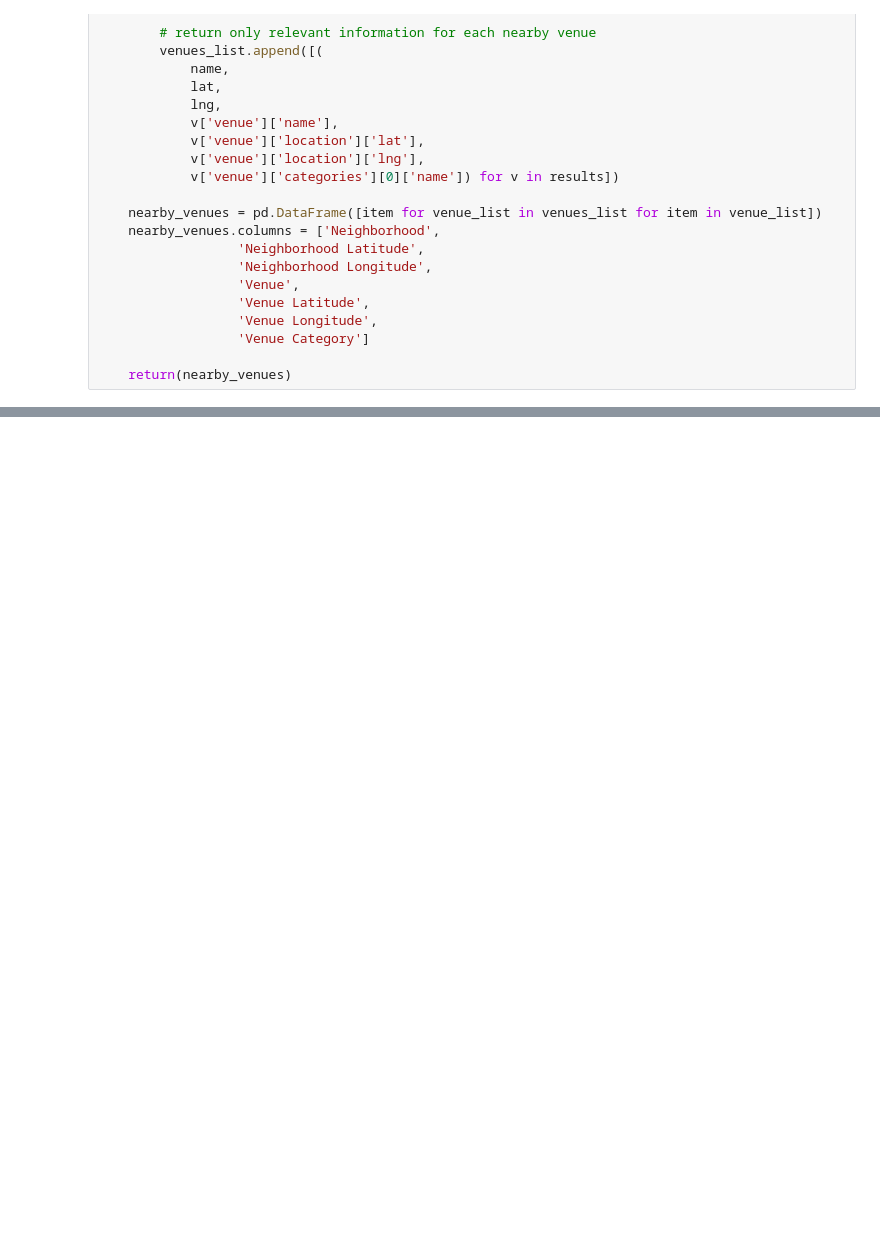
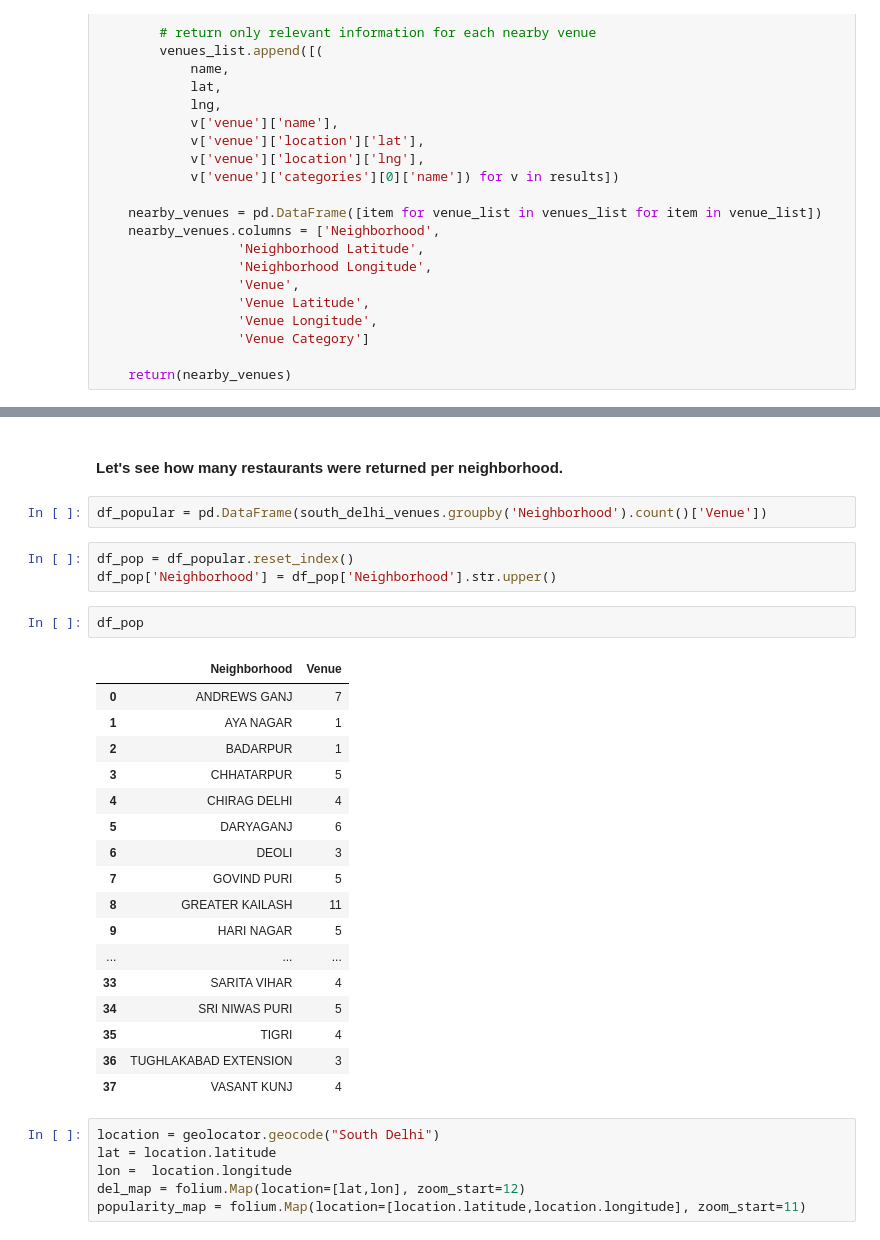
Before and after one commit to SamarthKodesia/machine_learning_capstone, a Jupyter notebook: Neighbourhood_analysis_delhi .ipynb, the cells around one changed output, grey strips where cells are left out. Cells and saved outputs as stored; diff of their text form; blank space fills up the shorter version.

```diff
--- a/Neighbourhood_analysis_delhi .ipynb
+++ b/Neighbourhood_analysis_delhi .ipynb
@@ -405,0 +404,33 @@ Badarpur
+# %% [markdown]
+#### Let's see how many restaurants were returned per neighborhood.
+# %%
+df_popular = pd.DataFrame(south_delhi_venues.groupby('Neighborhood').count()['Venue'])
+# %%
+df_pop = df_popular.reset_index()
+df_pop['Neighborhood'] = df_pop['Neighborhood'].str.upper()
+# %%
+df_pop
+# %% [output]
+|  | Neighborhood | Venue |
+| 0 | ANDREWS GANJ | 7 |
+| 1 | AYA NAGAR | 1 |
+| 2 | BADARPUR | 1 |
+| 3 | CHHATARPUR | 5 |
+| 4 | CHIRAG DELHI | 4 |
+| 5 | DARYAGANJ | 6 |
+| 6 | DEOLI | 3 |
+| 7 | GOVIND PURI | 5 |
+| 8 | GREATER KAILASH | 11 |
+| 9 | HARI NAGAR | 5 |
+| ... | ... | ... |
+| 33 | SARITA VIHAR | 4 |
+| 34 | SRI NIWAS PURI | 5 |
+| 35 | TIGRI | 4 |
+| 36 | TUGHLAKABAD EXTENSION | 3 |
+| 37 | VASANT KUNJ | 4 |
+# %%
+location = geolocator.geocode("South Delhi")
+lat = location.latitude
+lon =  location.longitude
+del_map = folium.Map(location=[lat,lon], zoom_start=12)
+popularity_map = folium.Map(location=[location.latitude,location.longitude], zoom_start=11)
```
Also changed, not shown: parts of 35 cells of this notebook.
